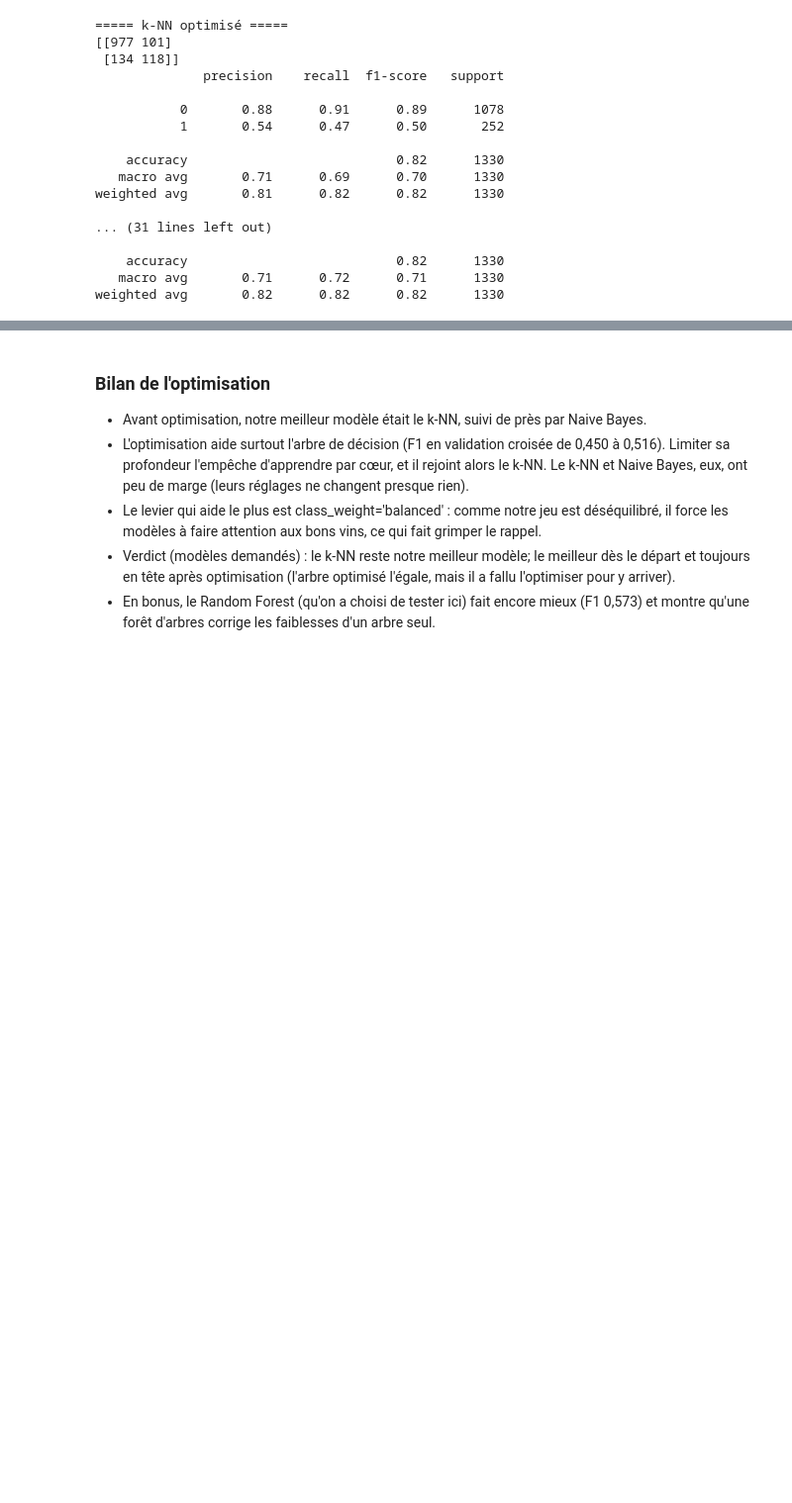
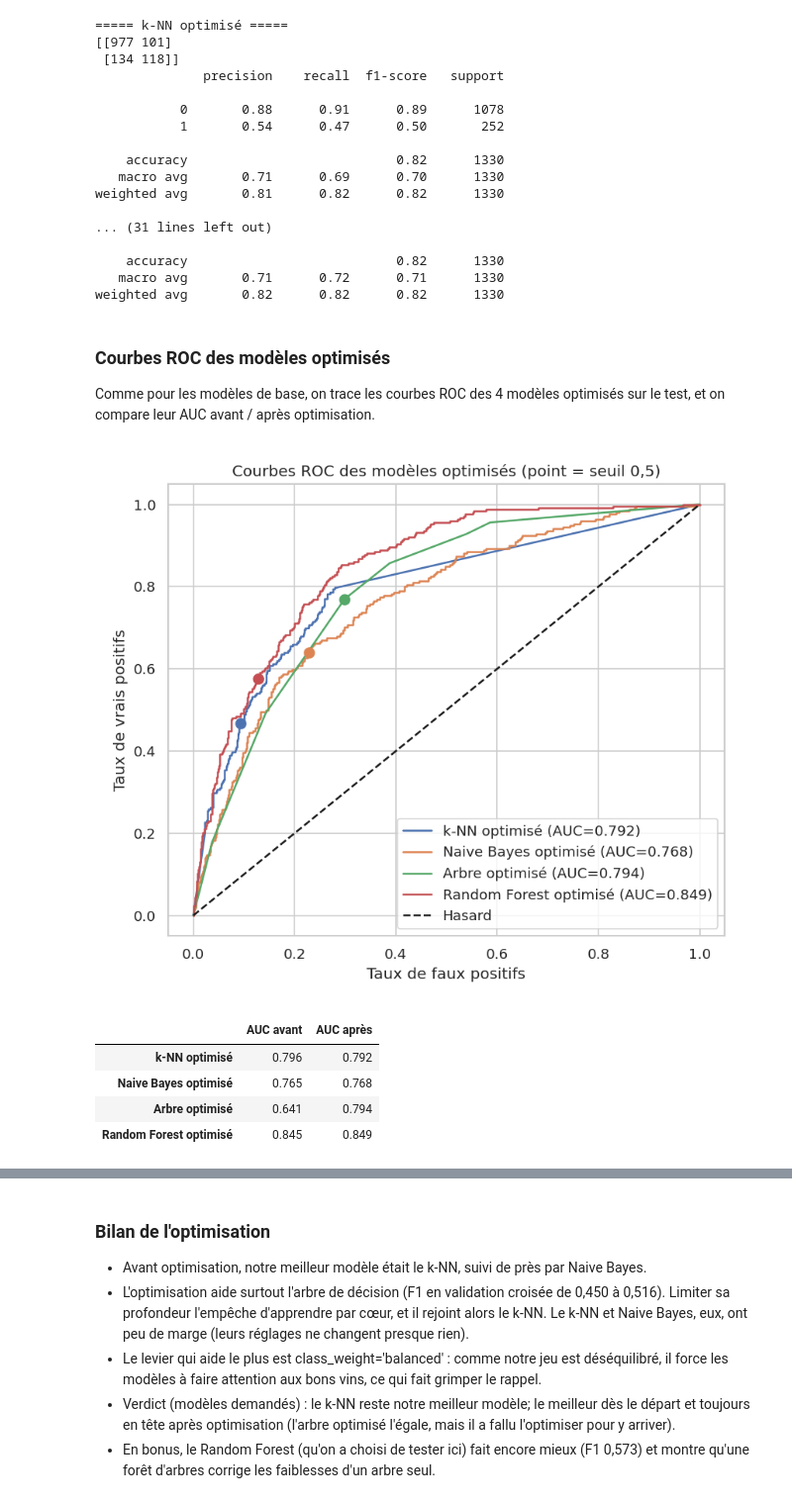
Before and after one commit to KYSyB2006/WineQualityClassificator, a Jupyter notebook: projet_vin.ipynb, the cells around one changed output, grey strips where cells are left out. Shown at 99% size. Drawn from its saved outputs; the diff is of its cells as text; code cells hidden in the pictures; blank space fills up the shorter version.

Commit message:
README complété, courbes ROC des modèles optimisés

```diff
--- a/projet_vin.ipynb
+++ b/projet_vin.ipynb
@@ -988,3 +988,42 @@ weighted avg       0.81      0.82      0.82      1330
     accuracy                           0.82      1330
    macro avg       0.71      0.72      0.71      1330
 weighted avg       0.82      0.82      0.82      1330
+# %% [markdown]
+### Courbes ROC des modèles optimisés
+Comme pour les modèles de base, on trace les courbes ROC des 4 modèles optimisés sur le test,
+et on compare leur AUC avant / après optimisation.
+# %%
+# Courbes ROC des modèles optimisés, sur le test (comme pour les 5 modèles de base)
+# Pour chaque seuil possible, la courbe place : en x la part de vins moyens pris pour des bons
+# (faux positifs), en y la part de bons vins retrouvés (vrais positifs).
+plt.figure(figsize=(7, 6))
+for nom, m in modeles_opt.items():
+    score = m.predict_proba(X_test_norm)[:, 1]   # probabilité d'être un bon vin
+    fpr, tpr, _ = roc_curve(y_test, score)
+    courbe = plt.plot(fpr, tpr, label=f"{nom} (AUC={roc_auc_score(y_test, score):.3f})")
+
+    # Le point où se trouve réellement le modèle avec le seuil par défaut (0,5), celui de predict()
+    p = m.predict(X_test_norm)
+    plt.scatter(1 - recall_score(y_test, p, pos_label=0), recall_score(y_test, p),
+                color=courbe[0].get_color(), s=60, zorder=3)
+
+plt.plot([0, 1], [0, 1], 'k--', label="Hasard")
+plt.xlabel("Taux de faux positifs"); plt.ylabel("Taux de vrais positifs")
+plt.title("Courbes ROC des modèles optimisés (point = seuil 0,5)"); plt.legend()
+plt.tight_layout(); plt.savefig("fig_roc_optimises.png", dpi=120); plt.show()
+
+# AUC avant / après optimisation, pour comparer avec les courbes ROC des modèles de base
+rf_base.fit(X_train_norm, y_train)   # la forêt de base n'avait servi qu'en validation croisée
+modeles_avant = [knn_5, nb, tree, rf_base]
+auc = pd.DataFrame({
+    "AUC avant": [roc_auc_score(y_test, m.predict_proba(X_test_norm)[:, 1]) for m in modeles_avant],
+    "AUC après": [roc_auc_score(y_test, m.predict_proba(X_test_norm)[:, 1]) for m in modeles_opt.values()],
+}, index=modeles_opt.keys())
+auc.round(3)
+# %% [output]
+[figure, added]
+|  | AUC avant | AUC après |
+| k-NN optimisé | 0.796 | 0.792 |
+| Naive Bayes optimisé | 0.765 | 0.768 |
+| Arbre optimisé | 0.641 | 0.794 |
+| Random Forest optimisé | 0.845 | 0.849 |
```
Also changed, not shown: parts of 1 cell of this notebook, 10 other files.
